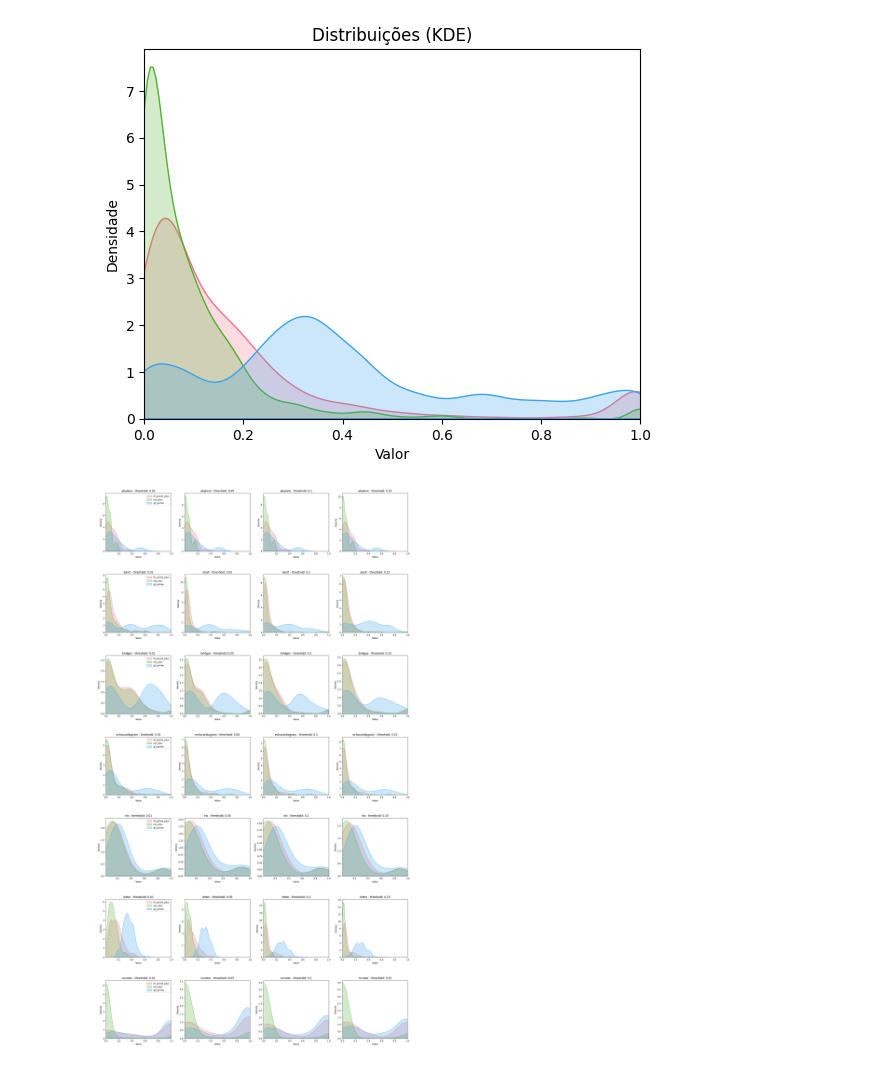
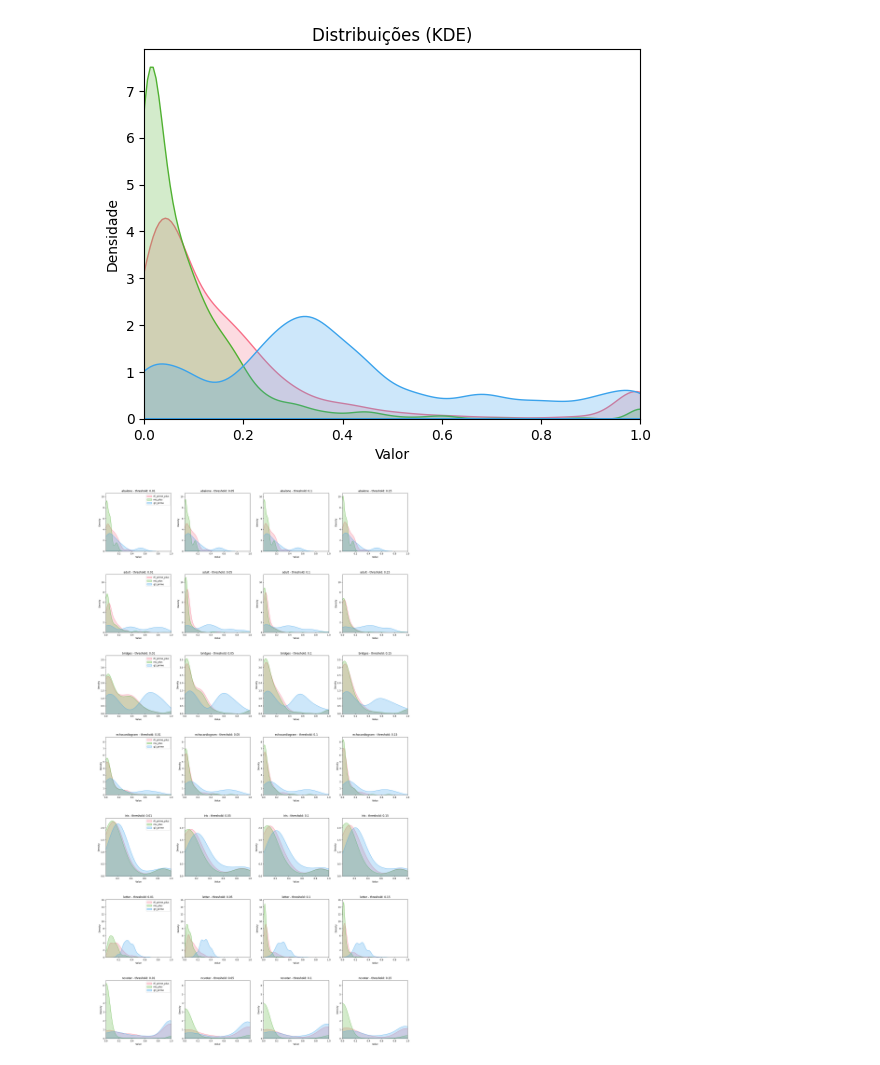
Before and after one commit to AlexF99/tcc, a Jupyter notebook: src/metrics/visualizations/thresholds.ipynb, the cells around one changed output. Saved outputs shown, nothing was run; the diff lists cells and outputs as text; code cells hidden in the pictures.

```diff
--- a/src/metrics/visualizations/thresholds.ipynb
+++ b/src/metrics/visualizations/thresholds.ipynb
@@ -45,14 +45,15 @@ plt.ylabel("Densidade")
 Text(0, 0.5, 'Densidade')
 [figure]
 # %%
-# ... existing code ...
-
 datasets = global_df['dataset'].unique()
 thresholds = sorted(global_df['threshold'].unique())
 
 # Create a figure with subplots - one row per dataset, one column per threshold
 fig, axes = plt.subplots(len(datasets), len(thresholds), figsize=(20, 5*len(datasets)))
 fig.tight_layout(pad=3.0)
+
+# First pass: plot all KDEs and find max y values for each dataset
+dataset_max_y = {dataset: 0 for dataset in datasets}
 
 # Iterate through datasets (rows)
 for i, dataset in enumerate(datasets):
@@ -70,32 +71,47 @@ for i, dataset in enumerate(datasets):
         else:
             ax = axes[i, j]
 
         # Plot KDE for each metric on this subplot
         min_value = float("inf")
         max_value = 1
 
         for idx, col in enumerate(valid_columns):
             series = threshold_df[col].dropna()
             if series.empty:
                 continue
-            sns.kdeplot(series, label=col, color=palette[idx], fill=True, ax=ax)
+            sns_plot = sns.kdeplot(series, label=col, color=palette[idx], fill=True, ax=ax)
             if not series.empty:
                 min_value = min(min_value, series.min())
                 max_value = max(max_value, series.max())
+
+        # Get the y-axis limits and update max y value for this dataset
+        y_lim = ax.get_ylim()
+        dataset_max_y[dataset] = max(dataset_max_y[dataset], y_lim[1])
 
         # Set subplot title and labels
         ax.set_title(f"{dataset} - threshold: {threshold}")
         ax.set_xlabel("Value")
         ax.set_ylabel("Density")
 
         # Only add legend to the first plot to avoid redundancy
         if j == 0:
             ax.legend()
 
         # Set x-axis limits if we have valid data
         if min_value != float("inf") and max_value != float("-inf"):
             ax.set_xlim(min_value, max_value)
 
+# Second pass: set the same y-axis limits for all plots in the same row (dataset)
+for i, dataset in enumerate(datasets):
+    for j in range(len(thresholds)):
+        if len(datasets) == 1:
+            ax = axes[j]
+        else:
+            ax = axes[i, j]
+
+        # Set y-axis limits to be the same for all plots in this row
+        ax.set_ylim(0, dataset_max_y[dataset])
+
 plt.subplots_adjust(hspace=0.4)
 # %% [output]
-[figure, old version]
+[figure, new version]
```
Also changed, not shown: 37 other files.
